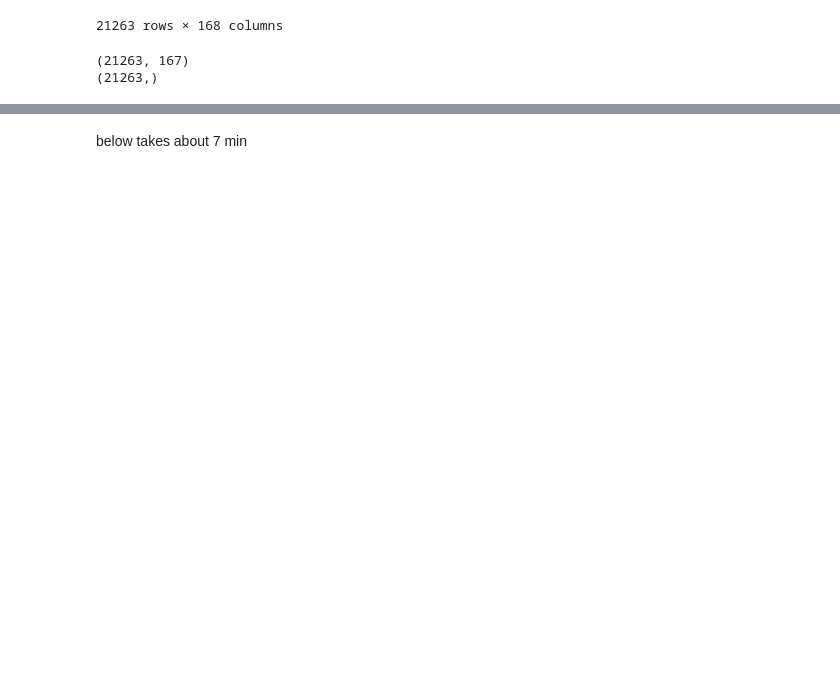
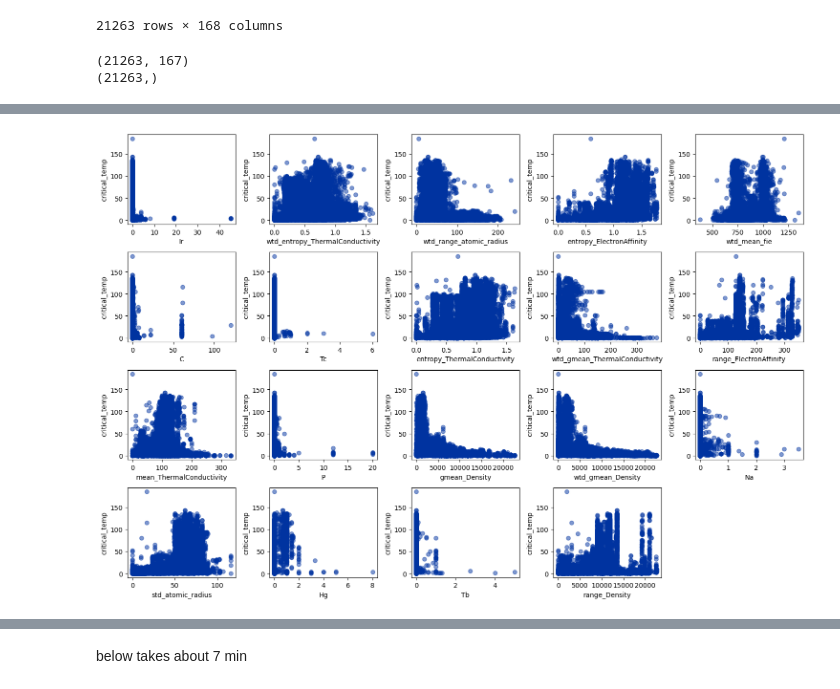
Before and after one commit to taddbackus/qtw, a Jupyter notebook: CaseStudy1/Case_Study_1_v2_0.ipynb, the cells around one changed output, grey strips where cells are left out. Saved outputs shown, nothing was run; the diff lists cells and outputs as text; code cells hidden in the pictures; blank space fills up the shorter version.

```diff
--- a/CaseStudy1/Case_Study_1_v2_0.ipynb
+++ b/CaseStudy1/Case_Study_1_v2_0.ipynb
@@ -74,0 +140,14 @@ x_test_scaled = scaler.transform(x_test)
+# %%
+plt.figure(figsize = (15, 10))
+num_cols = len(random_features)
+
+for idx, col in enumerate(random_features):
+    plt.subplot(4, 5, idx + 1)
+    plt.scatter(x_train[col], y_train, alpha = 0.5, color = '#0033A0')
+    plt.xlabel(col)
+    plt.ylabel('critical_temp')
+
+plt.tight_layout()
+plt.show()
+# %% [output]
+[figure, added]
```
Also changed, not shown: parts of 11 cells of this notebook.
